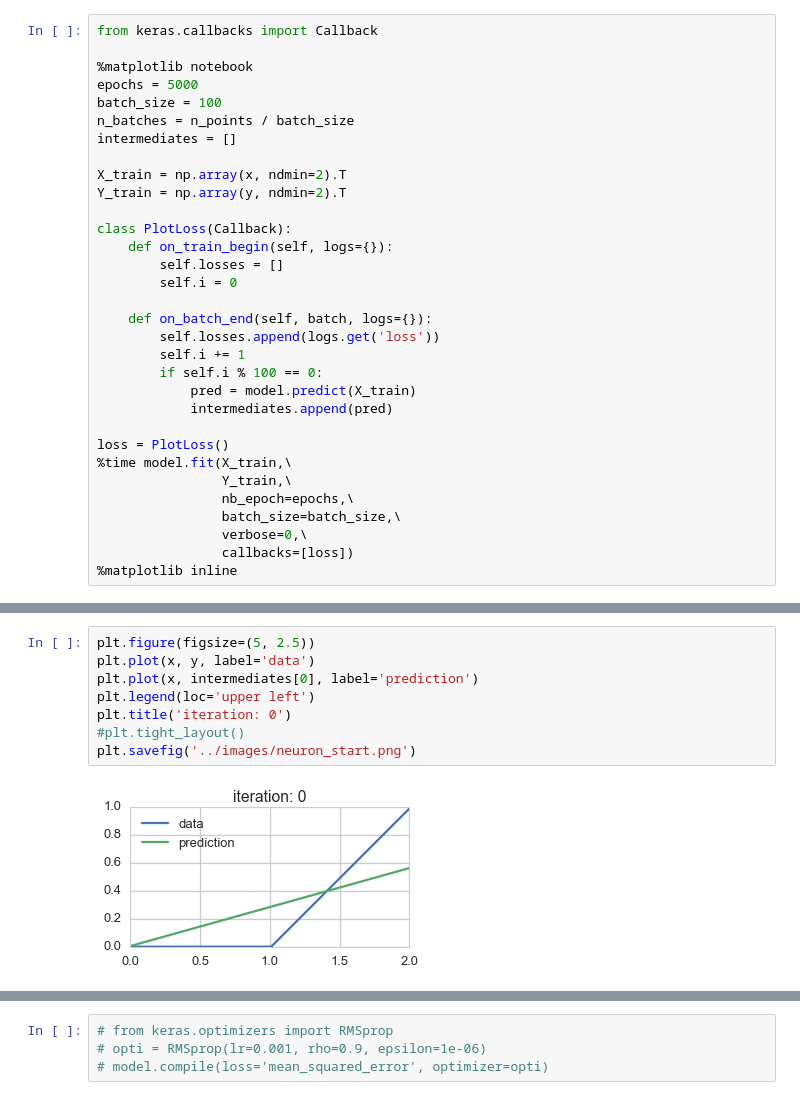
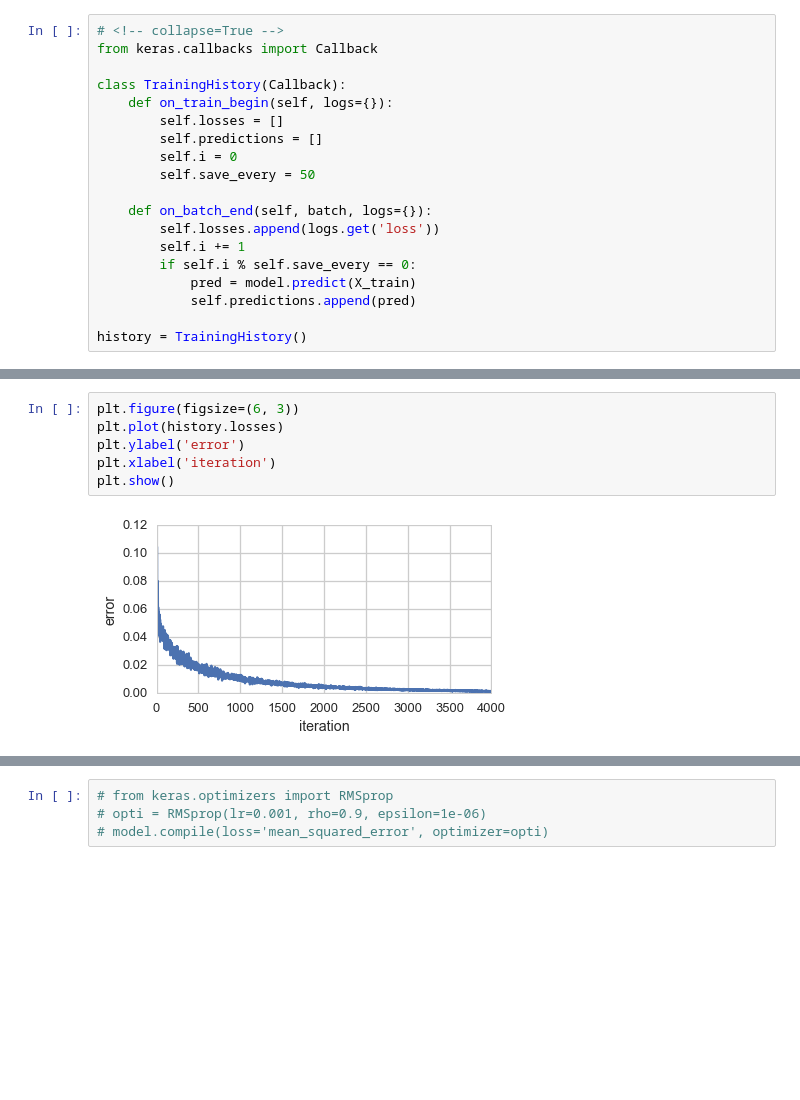
Before and after one commit to dan-tee/blog, a Jupyter notebook: content/notebooks/watch-a-single-neuron-learn.ipynb, the cells around one changed output, grey strips where cells are left out. Drawn from its saved outputs; the diff is of its cells as text; blank space fills up the shorter version.

```diff
--- a/content/notebooks/watch-a-single-neuron-learn.ipynb
+++ b/content/notebooks/watch-a-single-neuron-learn.ipynb
@@ -39,32 +39,19 @@ Using Theano backend.
 # %%
+# <!-- collapse=True -->
 from keras.callbacks import Callback
 
-%matplotlib notebook
-epochs = 5000
-batch_size = 100
-n_batches = n_points / batch_size
-intermediates = []
-
-X_train = np.array(x, ndmin=2).T
-Y_train = np.array(y, ndmin=2).T
-
-class PlotLoss(Callback):
+class TrainingHistory(Callback):
     def on_train_begin(self, logs={}):
         self.losses = []
+        self.predictions = []
         self.i = 0
+        self.save_every = 50
 
     def on_batch_end(self, batch, logs={}):
         self.losses.append(logs.get('loss'))
         self.i += 1
-        if self.i % 100 == 0:
+        if self.i % self.save_every == 0:
             pred = model.predict(X_train)
-            intermediates.append(pred)
+            self.predictions.append(pred)
 
-loss = PlotLoss()
-%time model.fit(X_train,\
-                Y_train,\
-                nb_epoch=epochs,\
-                batch_size=batch_size,\
-                verbose=0,\
-                callbacks=[loss])
-%matplotlib inline
+history = TrainingHistory()
@@ -94,13 +96,11 @@ ani.save('../videos/neuron.mp4', extra_args=['-vcodec', 'libx264'])
-# %%
-plt.figure(figsize=(5, 2.5))
-plt.plot(x, y, label='data')
-plt.plot(x, intermediates[0], label='prediction')
-plt.legend(loc='upper left')
-plt.title('iteration: 0')
-#plt.tight_layout()
-plt.savefig('../images/neuron_start.png')
-# %% [output]
-[figure, removed]
+# %%
+plt.figure(figsize=(6, 3))
+plt.plot(history.losses)
+plt.ylabel('error')
+plt.xlabel('iteration')
+plt.show()
+# %% [output]
+[figure, added]
 # %%
 pred = model.predict(X_train)
 plt.plot(x, pred)
```
Also changed, not shown: parts of 6 cells of this notebook, 9 other files.
